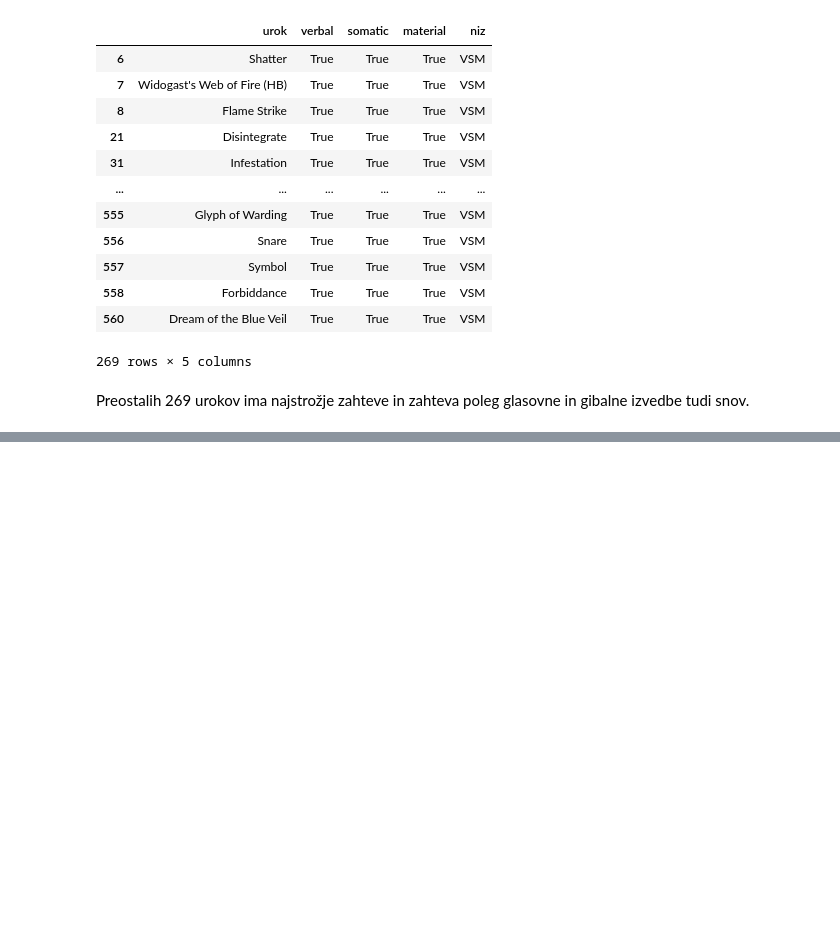
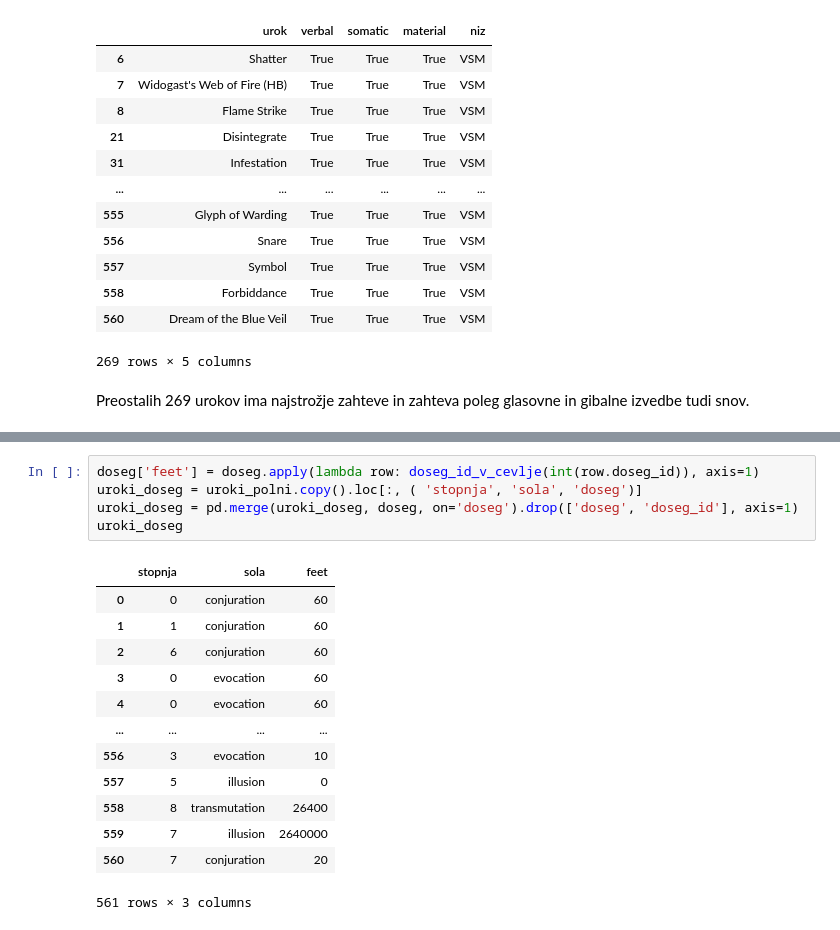
Before and after one commit to vercekpeterdamian/prog1-uroki_dnd, a Jupyter notebook: analiza.ipynb, the cells around one changed output, grey strips where cells are left out. Saved outputs shown, nothing was run; the diff lists cells and outputs as text; blank space fills up the shorter version.

```diff
--- a/analiza.ipynb
+++ b/analiza.ipynb
@@ -403,0 +430,19 @@ Preostalih 269 urokov ima najstrožje zahteve in zahteva poleg glasovne in gibal
+# %%
+doseg['feet'] = doseg.apply(lambda row: doseg_id_v_cevlje(int(row.doseg_id)), axis=1)
+uroki_doseg = uroki_polni.copy().loc[:, ( 'stopnja', 'sola', 'doseg')]
+uroki_doseg = pd.merge(uroki_doseg, doseg, on='doseg').drop(['doseg', 'doseg_id'], axis=1)
+uroki_doseg
+# %% [output]
+|  | stopnja | sola | feet |
+| 0 | 0 | conjuration | 60 |
+| 1 | 1 | conjuration | 60 |
+| 2 | 6 | conjuration | 60 |
+| 3 | 0 | evocation | 60 |
+| 4 | 0 | evocation | 60 |
+| ... | ... | ... | ... |
+| 556 | 3 | evocation | 10 |
+| 557 | 5 | illusion | 0 |
+| 558 | 8 | transmutation | 26400 |
+| 559 | 7 | illusion | 2640000 |
+| 560 | 7 | conjuration | 20 |
+561 rows × 3 columns
```
Also changed, not shown: parts of 6 cells of this notebook.
